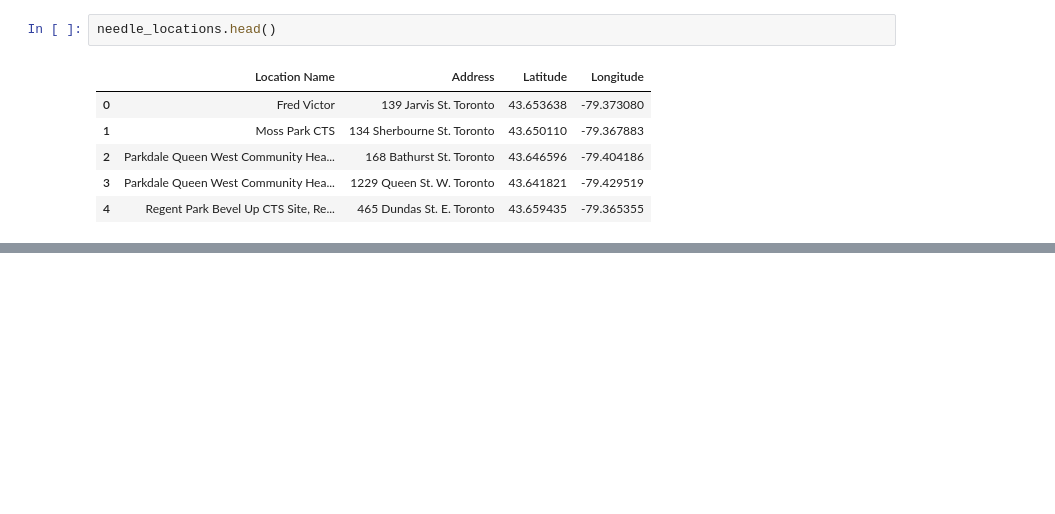
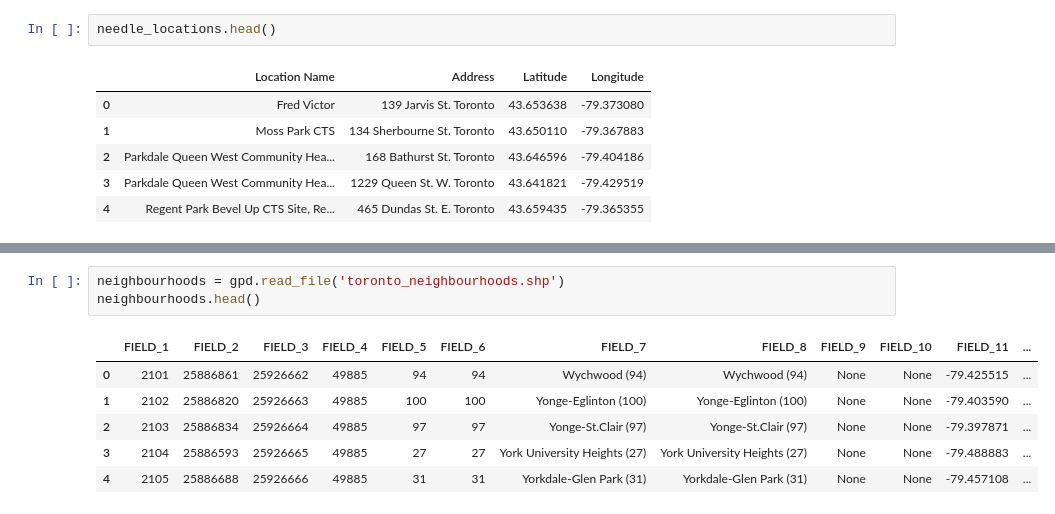
Before and after one commit to jayshah2111/team-algorithm-avengers, a Jupyter notebook: Injection_site_maps.ipynb, the cells around one changed output, grey strips where cells are left out. Drawn from its saved outputs; the diff is of its cells as text; blank space fills up the shorter version.

```diff
--- a/Injection_site_maps.ipynb
+++ b/Injection_site_maps.ipynb
@@ -154,0 +149,10 @@ map
+# %%
+neighbourhoods = gpd.read_file('toronto_neighbourhoods.shp')
+neighbourhoods.head()
+# %% [output]
+|  | FIELD_1 | FIELD_2 | FIELD_3 | FIELD_4 | FIELD_5 | FIELD_6 | FIELD_7 | FIELD_8 | FIELD_9 | FIELD_10 | FIELD_11 | ... |
+| 0 | 2101 | 25886861 | 25926662 | 49885 | 94 | 94 | Wychwood (94) | Wychwood (94) | None | None | -79.425515 | ... |
+| 1 | 2102 | 25886820 | 25926663 | 49885 | 100 | 100 | Yonge-Eglinton (100) | Yonge-Eglinton (100) | None | None | -79.403590 | ... |
+| 2 | 2103 | 25886834 | 25926664 | 49885 | 97 | 97 | Yonge-St.Clair (97) | Yonge-St.Clair (97) | None | None | -79.397871 | ... |
+| 3 | 2104 | 25886593 | 25926665 | 49885 | 27 | 27 | York University Heights (27) | York University Heights (27) | None | None | -79.488883 | ... |
+| 4 | 2105 | 25886688 | 25926666 | 49885 | 31 | 31 | Yorkdale-Glen Park (31) | Yorkdale-Glen Park (31) | None | None | -79.457108 | ... |
```
Also changed, not shown: parts of 9 cells of this notebook, 5 other files.
